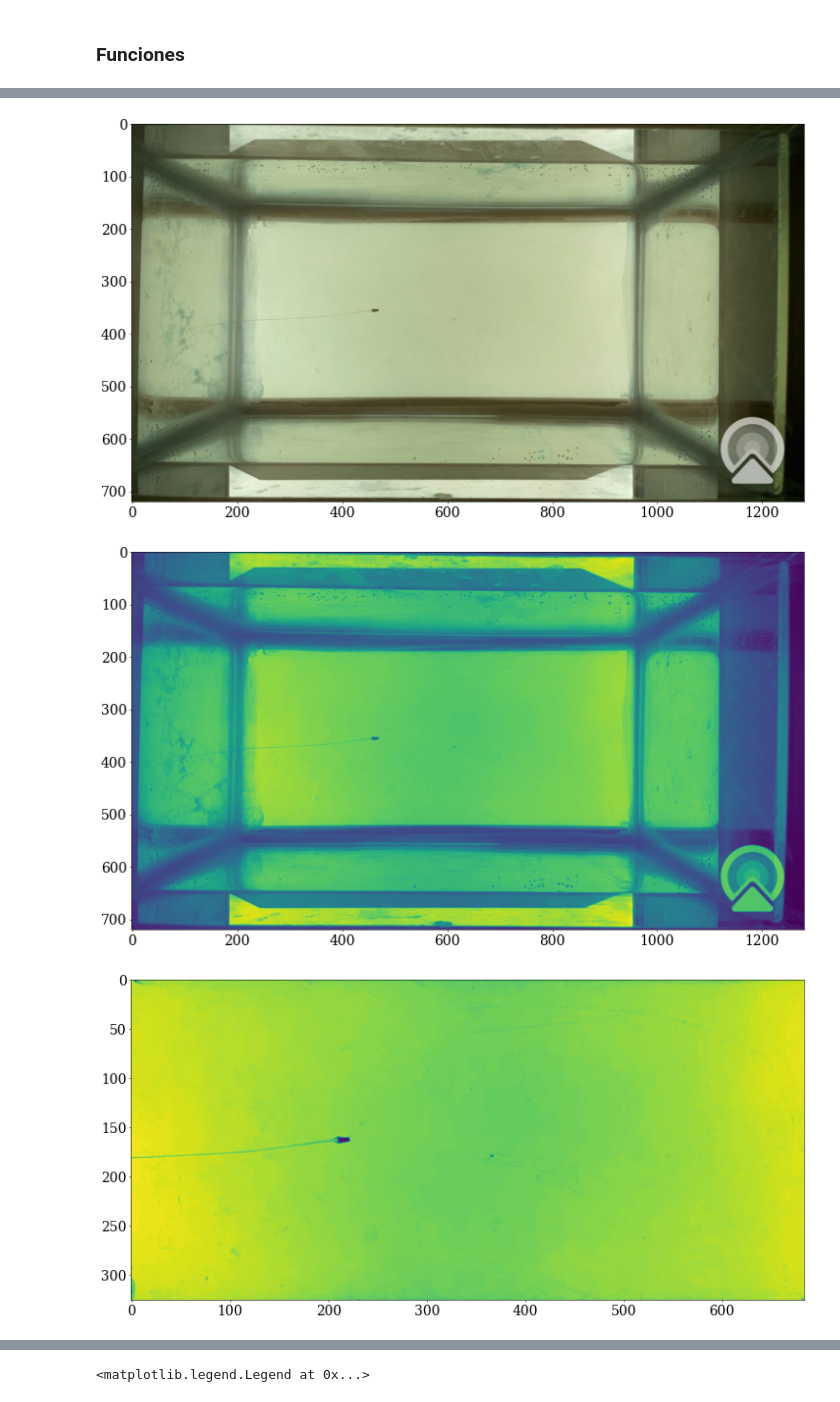
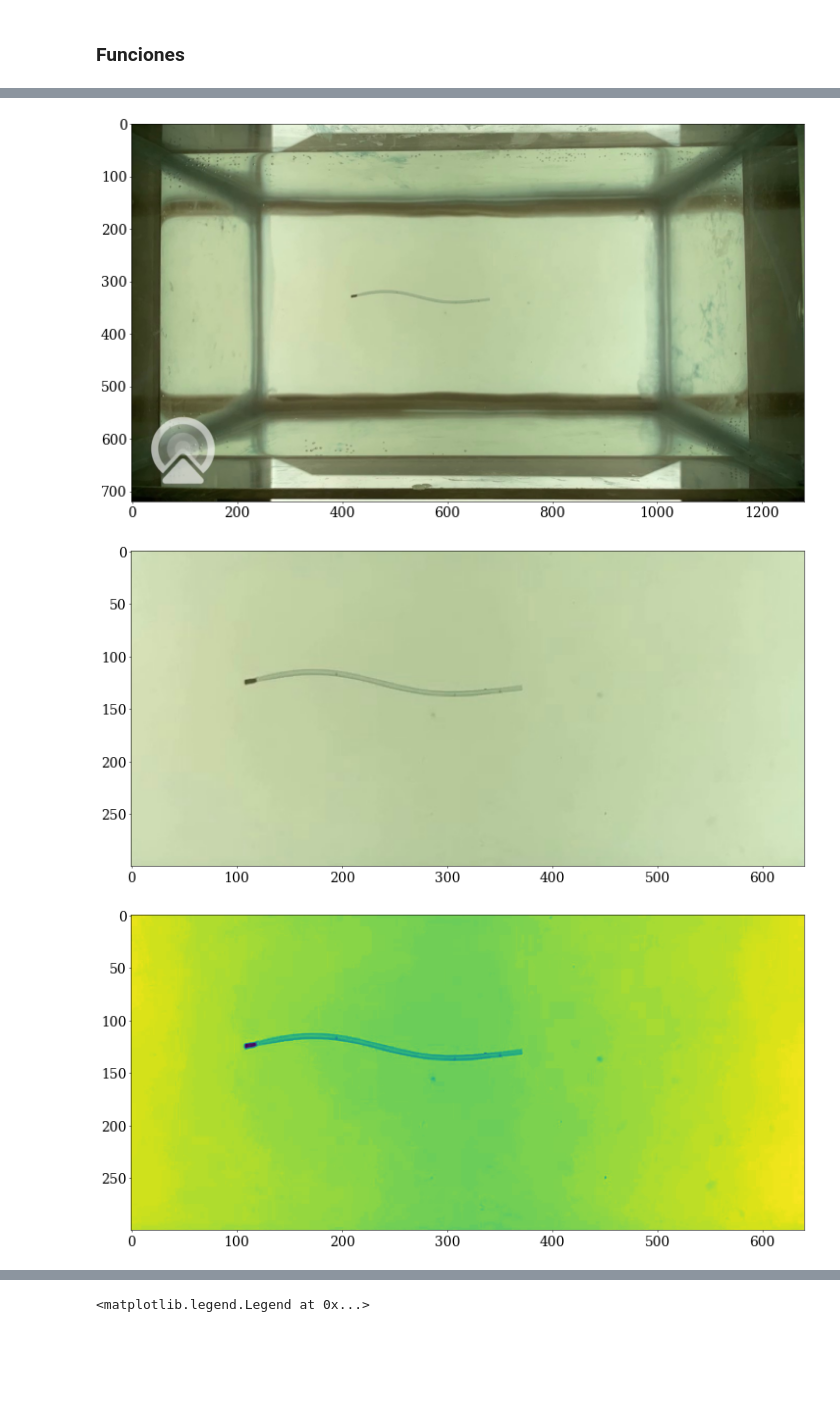
Before and after one commit to gardianc/Nado-ondulatorio, a Jupyter notebook: track_head.ipynb, the cells around one changed output, grey strips where cells are left out. Cells and saved outputs as stored; diff of their text form; code cells hidden in the pictures; blank space fills up the shorter version.

```diff
--- a/track_head.ipynb
+++ b/track_head.ipynb
@@ -125,26 +122,35 @@ def tracker(vs, limites, SHOW=False):
 # %%
-im = cv.imread('fotos\\Capturas\\Camo Snapshot 2024-05-17 - 10-34-47.jpg')
+im = cv.imread('fotos\\Capturas\\Camo Snapshot 2024-05-17 12-04-24 - 10Hz.jpg')
+# lo doy vuelta porque en esta foto el nadador nada en sentido contrario a los videos estudiados
+im = cv.flip(im, 1)
 plt.figure()
 plt.imshow(im)
 
+im_cut = cortar(im, limites = [310, 950, 205, 505])
+plt.figure()
+plt.imshow(im_cut)
+
 # escala de grises
-im_gray = gris(im)
+im_gray = gris(im_cut)
 plt.figure()
 plt.imshow(im_gray)
 
 # cortamos de modo que no se vea ningún borde (lo que asegura que lo más oscuro de la imagen sea la cabeza del nadador
 # con un threshold adecuado podemos descartar la cola e inhomogeneidades del fondo.
 
-im_cut = cortar(im_gray, limites=[248, 932, 193, 519])
-plt.figure()
-plt.imshow(im_cut)
-
 # binarizamos
-im_binary = binarize(im_cut)
+im_binary = binarize(im_gray)
 plt.figure()
 plt.imshow(im_binary)
+
+
+im_head = im_cut.copy()
+x, y, x_head, y_head = find(im_binary)
+im_head = cv.circle(im_head, (x_head, y_head), radius=2, color=(255, 0, 0), thickness=-1)
+plt.figure()
+plt.imshow(im_head)
 # %% [output]
 <matplotlib.image.AxesImage at 0x...>
-[figure, old version]
+[figure, new version]
-[figure, old version]
+[figure, new version]
-[figure, old version]
+[figure, new version]
```
Also changed, not shown: parts of 9 cells of this notebook, 1 other file.
